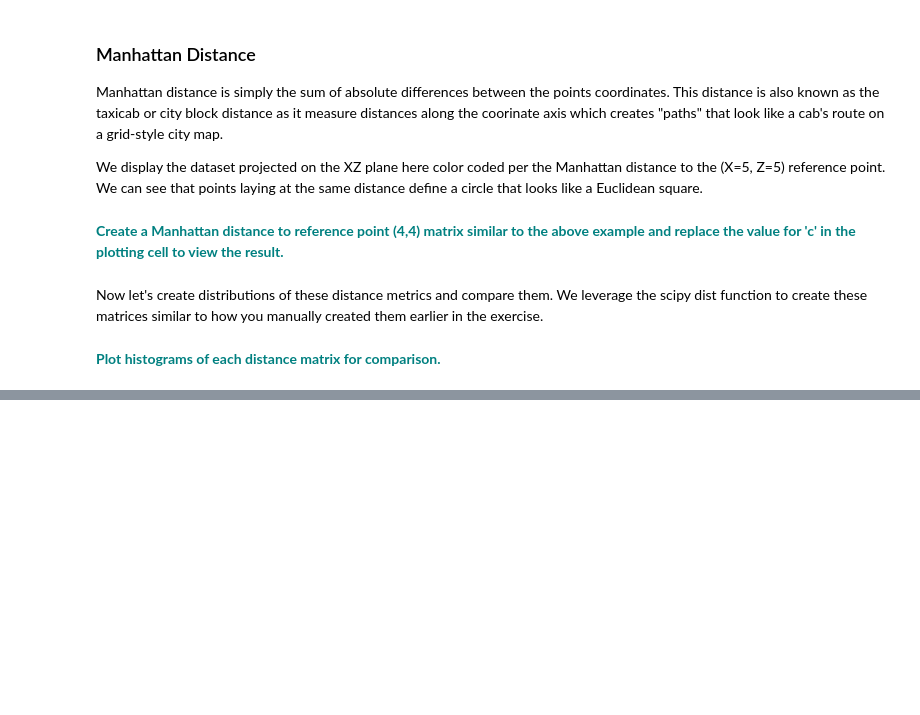
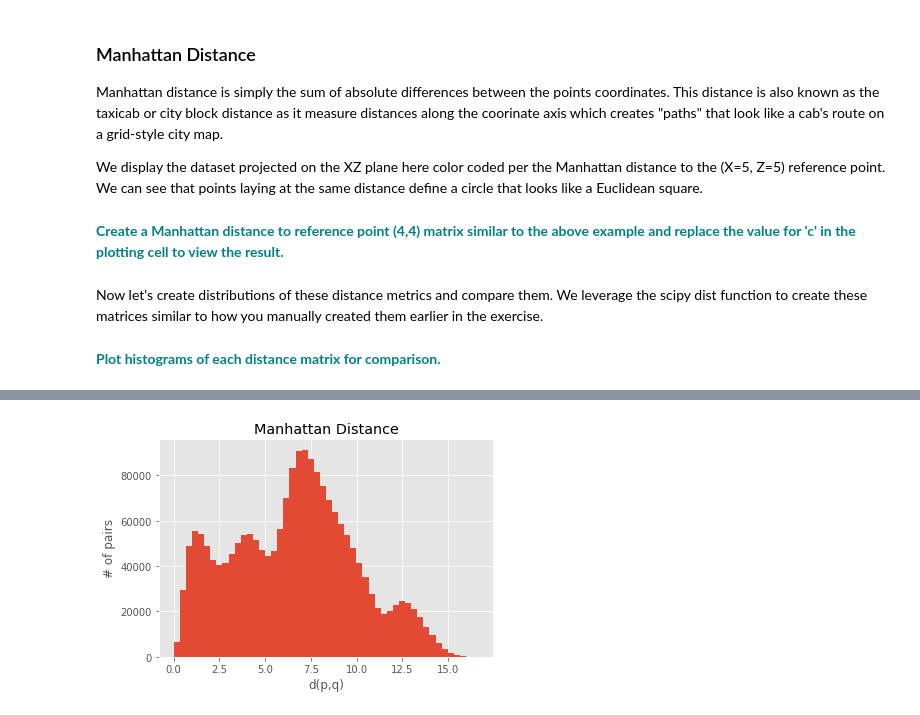
Before and after one commit to Kevin-Kwasnik/case-study--euclidian-manhattan-distance, a Jupyter notebook: Euclidean_and_Manhattan_Distances_Case_Study.ipynb, the cells around one changed output, grey strips where cells are left out. Drawn from its saved outputs; the diff is of its cells as text; code cells hidden in the pictures; blank space fills up the shorter version.

```diff
--- a/Euclidean_and_Manhattan_Distances_Case_Study.ipynb
+++ b/Euclidean_and_Manhattan_Distances_Case_Study.ipynb
@@ -93,0 +87,8 @@ largeMat = np.random.random((10000,100))
+# %%
+plt.hist(DistManhattan, bins = 50)
+plt.title("Manhattan Distance")
+plt.xlabel('d(p,q)')
+plt.ylabel('# of pairs')
+plt.show()
+# %% [output]
+[figure, added]
```
Also changed, not shown: parts of 2 cells of this notebook.
